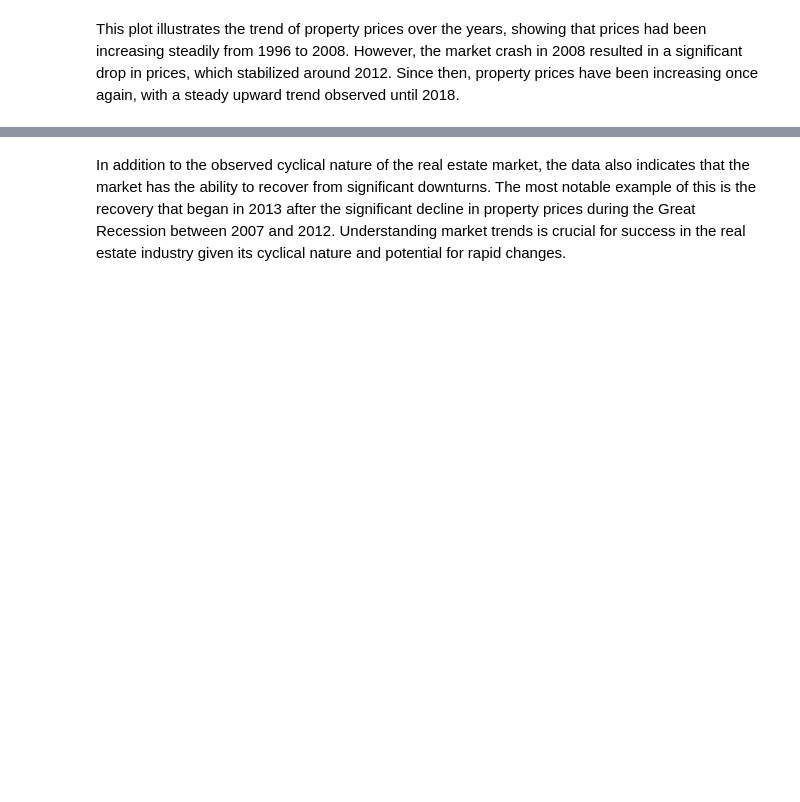
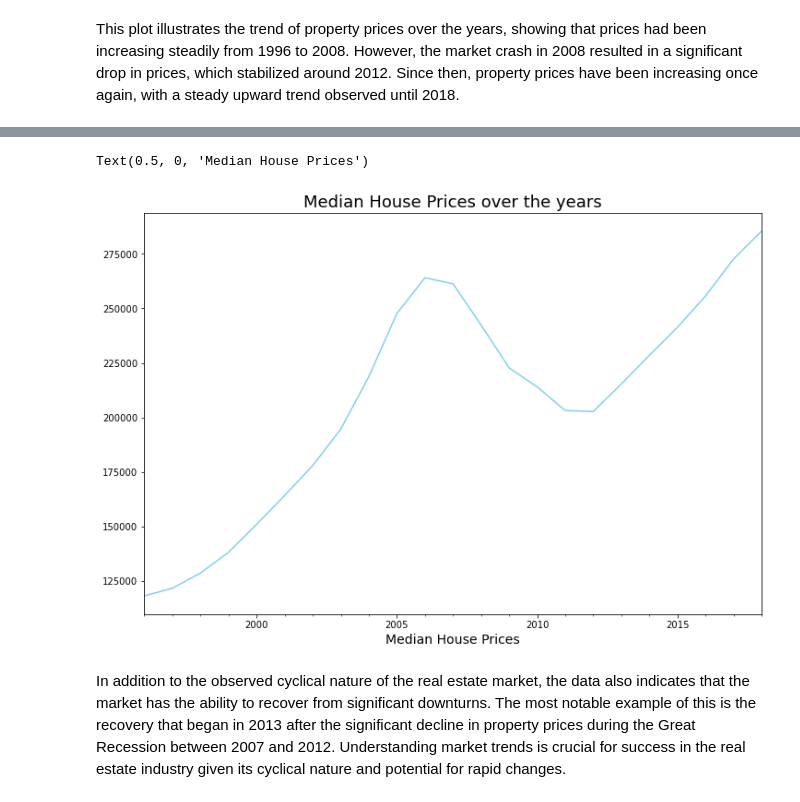
Before and after one commit to HMWIAM/P13, a Jupyter notebook: A. Main/index.ipynb, the cells around one changed output, grey strips where cells are left out. Saved outputs shown, nothing was run; the diff lists cells and outputs as text; code cells hidden in the pictures; blank space fills up the shorter version.

```diff
--- a/A. Main/index.ipynb
+++ b/A. Main/index.ipynb
@@ -732,5 +734,5 @@ resampled = new_df.resample('M', level=0).sum()
 # %% [markdown]
 This plot illustrates the trend of property prices over the years, showing that prices had been increasing steadily from 1996 to 2008. However, the market crash in 2008 resulted in a significant drop in prices, which stabilized around 2012. Since then, property prices have been increasing once again, with a steady upward trend observed until 2018.
 # %%
-# annual_resampled = new_df.resample('A', level=0).mean()
-# annual_resampled.head()
+annual_resampled = new_df.resample('A', level=0).mean()
+annual_resampled.head()
@@ -737,8 +747,11 @@ This plot illustrates the trend of property prices over the years, showing that
 # %%
-# annual_resampled.median_houseprice.plot(figsize=(12, 8), color="Skyblue")
-# plt.title("Median House Prices over the years", fontsize = 18)
-# plt.xlabel("Years", fontsize = 14)
-# plt.xlabel("Median House Prices", fontsize = 14)
+annual_resampled.median_houseprice.plot(figsize=(12, 8), color="Skyblue")
+plt.title("Median House Prices over the years", fontsize = 18)
+plt.xlabel("Years", fontsize = 14)
+plt.xlabel("Median House Prices", fontsize = 14)
+# %% [output]
+Text(0.5, 0, 'Median House Prices')
+[figure, added]
 # %% [markdown]
 In addition to the observed cyclical nature of the real estate market, the data also indicates that the market has the ability to recover from significant downturns. The most notable example of this is the recovery that began in 2013 after the significant decline in property prices during the Great Recession between 2007 and 2012. Understanding market trends is crucial for success in the real estate industry given its cyclical nature and potential for rapid changes.
 # %% [markdown]
```
Also changed, not shown: parts of 2 cells of this notebook.
